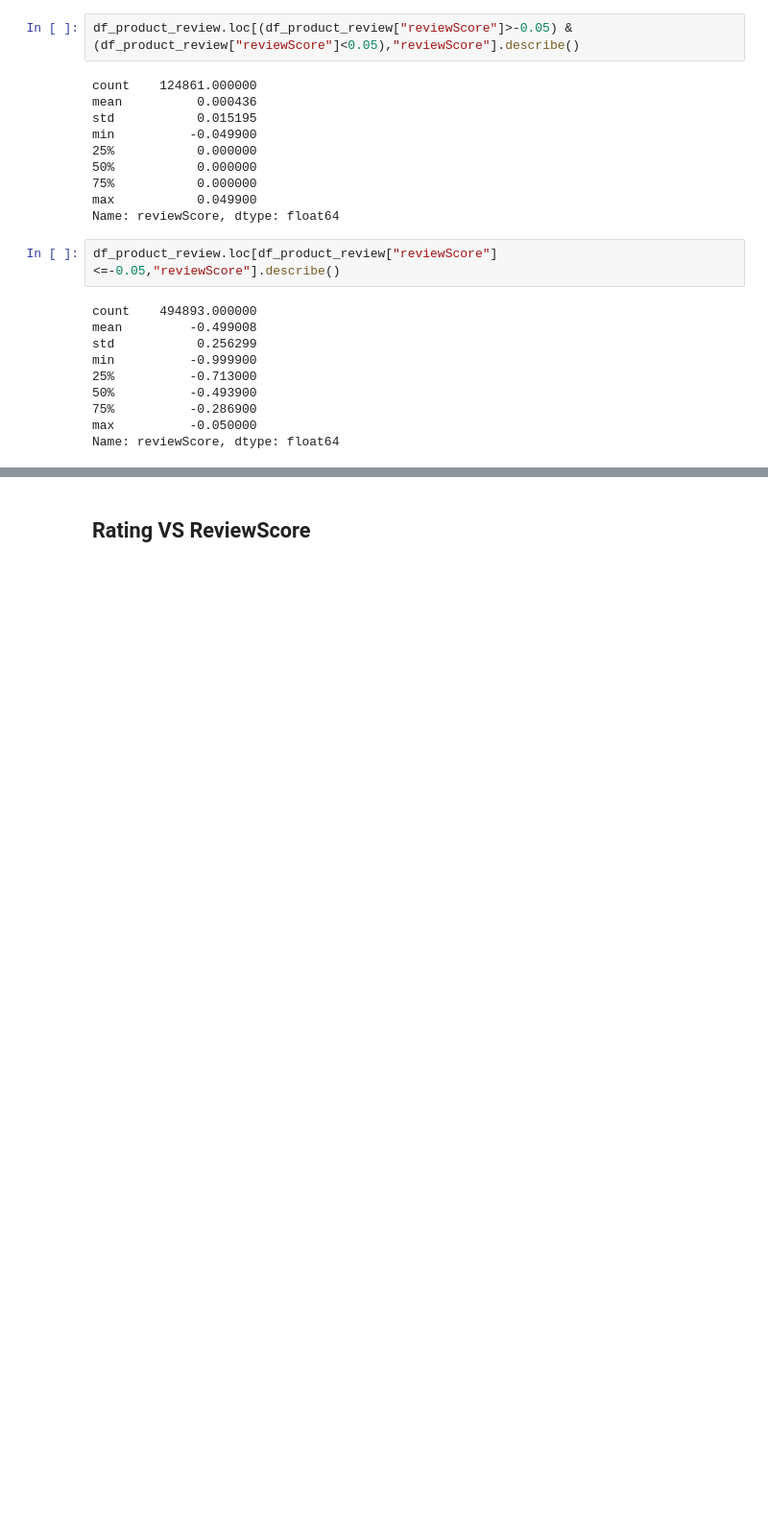
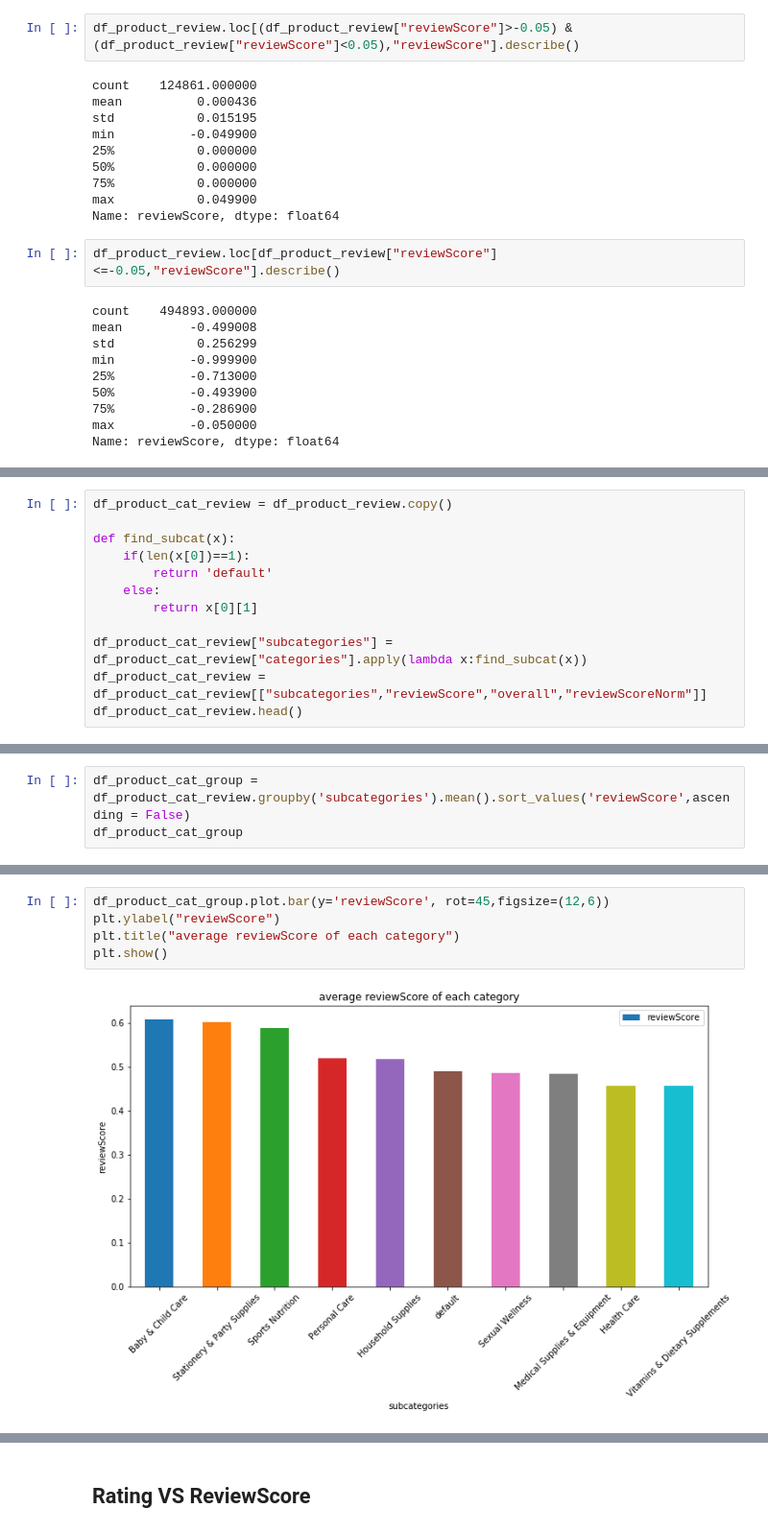
Before and after one commit to epfl-ada-2018/ada007project, a Jupyter notebook: Review Sentiment Analysis.ipynb, the cells around one changed output, grey strips where cells are left out. Shown at 96% size. Saved outputs shown, nothing was run; the diff lists cells and outputs as text; blank space fills up the shorter version.

```diff
--- a/Review Sentiment Analysis.ipynb
+++ b/Review Sentiment Analysis.ipynb
@@ -159,0 +165,12 @@ Name: reviewScore, dtype: float64
+# %%
+df_product_cat_review = df_product_review.copy()
+
+def find_subcat(x):
+    if(len(x[0])==1):
+        return 'default'
+    else:
+        return x[0][1]
+
+df_product_cat_review["subcategories"] = df_product_cat_review["categories"].apply(lambda x:find_subcat(x))
+df_product_cat_review = df_product_cat_review[["subcategories","reviewScore","overall","reviewScoreNorm"]]
+df_product_cat_review.head()
@@ -159,0 +184,3 @@ Name: reviewScore, dtype: float64
+# %%
+df_product_cat_group = df_product_cat_review.groupby('subcategories').mean().sort_values('reviewScore',ascending = False)
+df_product_cat_group
@@ -159,0 +200,7 @@ Name: reviewScore, dtype: float64
+# %%
+df_product_cat_group.plot.bar(y='reviewScore', rot=45,figsize=(12,6))
+plt.ylabel("reviewScore")
+plt.title("average reviewScore of each category")
+plt.show()
+# %% [output]
+[figure, added]
```
Also changed, not shown: parts of 20 cells of this notebook.
